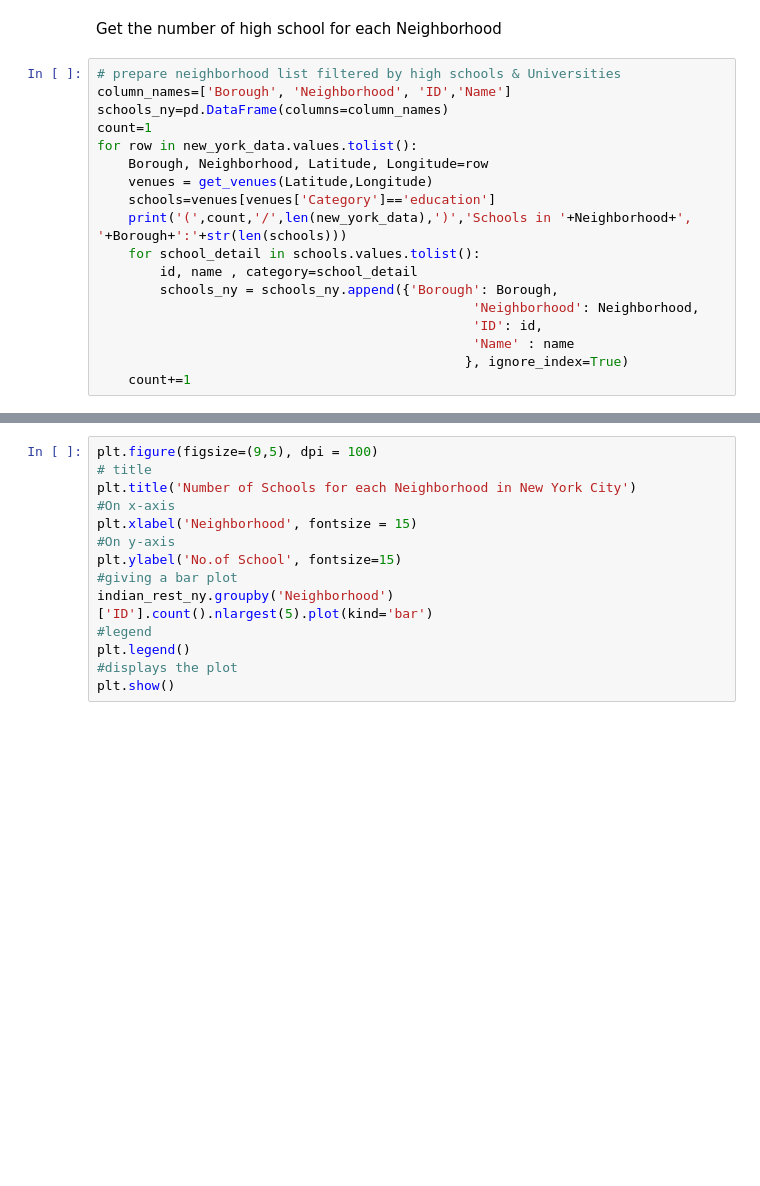
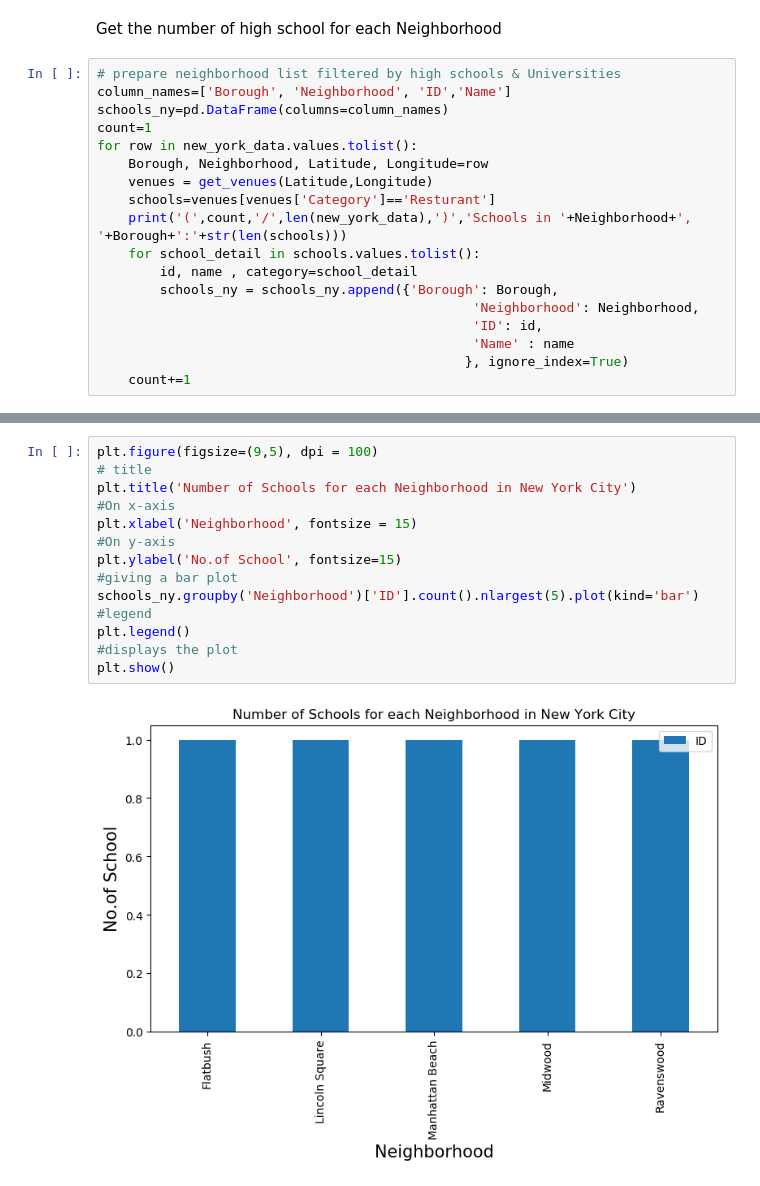
Before and after one commit to willokans/Capstone-Battle-Battle-of-Neighborhoods, a Jupyter notebook: Capstone - Battle of the Neighborhoods.ipynb, the cells around one changed output, grey strips where cells are left out. Drawn from its saved outputs; the diff is of its cells as text; blank space fills up the shorter version.

```diff
--- a/Capstone - Battle of the Neighborhoods.ipynb
+++ b/Capstone - Battle of the Neighborhoods.ipynb
@@ -272,7 +283,7 @@ count=1
 for row in new_york_data.values.tolist():
     Borough, Neighborhood, Latitude, Longitude=row
     venues = get_venues(Latitude,Longitude)
-    schools=venues[venues['Category']=='education']
+    schools=venues[venues['Category']=='Resturant']
     print('(',count,'/',len(new_york_data),')','Schools in '+Neighborhood+', '+Borough+':'+str(len(schools)))
     for school_detail in schools.values.tolist():
         id, name , category=school_detail
@@ -305,15 +331,17 @@ plt.show()
 # %%
 plt.figure(figsize=(9,5), dpi = 100)
 # title
 plt.title('Number of Schools for each Neighborhood in New York City')
 #On x-axis
 plt.xlabel('Neighborhood', fontsize = 15)
 #On y-axis
 plt.ylabel('No.of School', fontsize=15)
 #giving a bar plot
-indian_rest_ny.groupby('Neighborhood')['ID'].count().nlargest(5).plot(kind='bar')
+schools_ny.groupby('Neighborhood')['ID'].count().nlargest(5).plot(kind='bar')
 #legend
 plt.legend()
 #displays the plot
 plt.show()
+# %% [output]
+[figure, added]
 # %%
```
Also changed, not shown: parts of 10 cells of this notebook.
